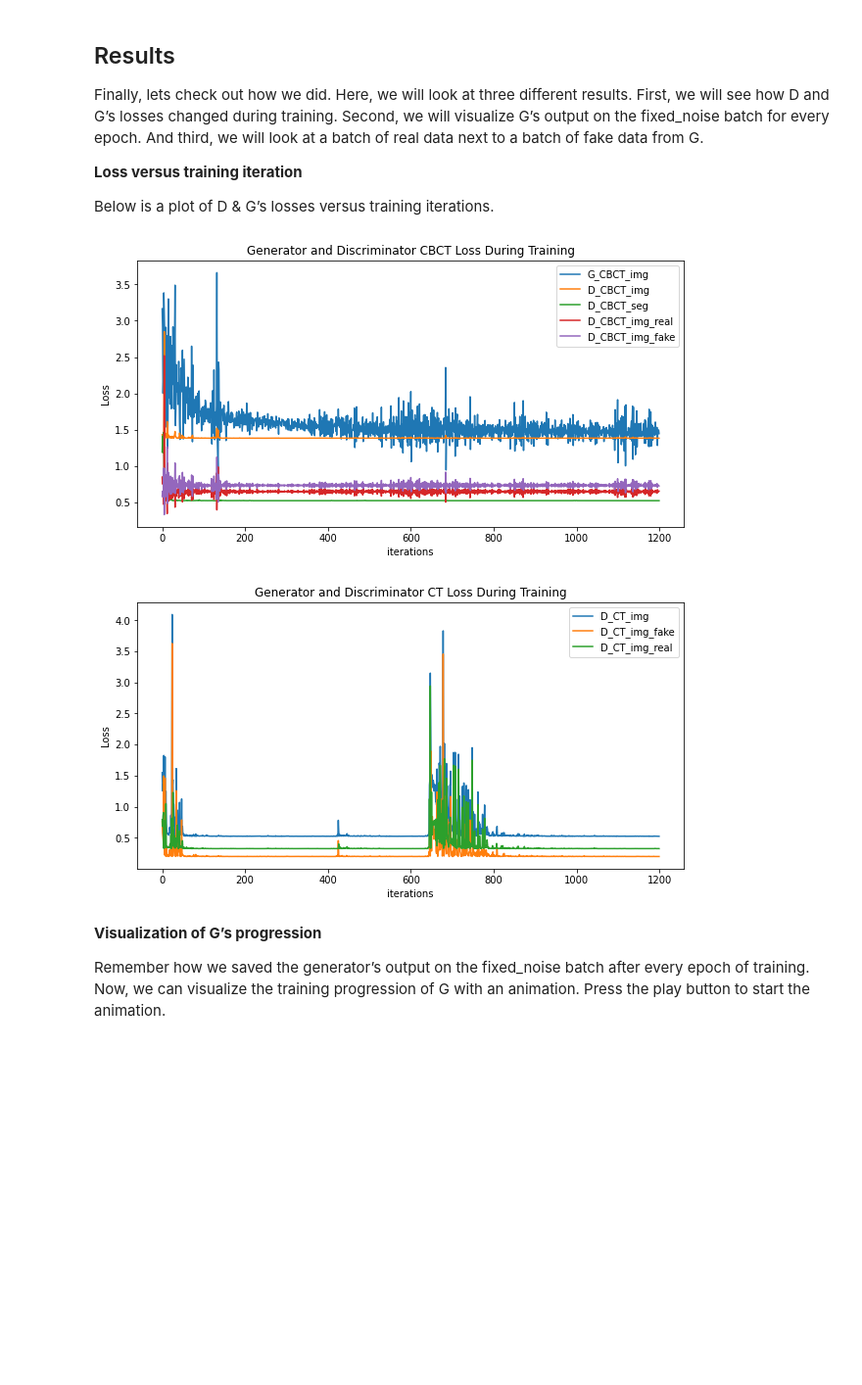
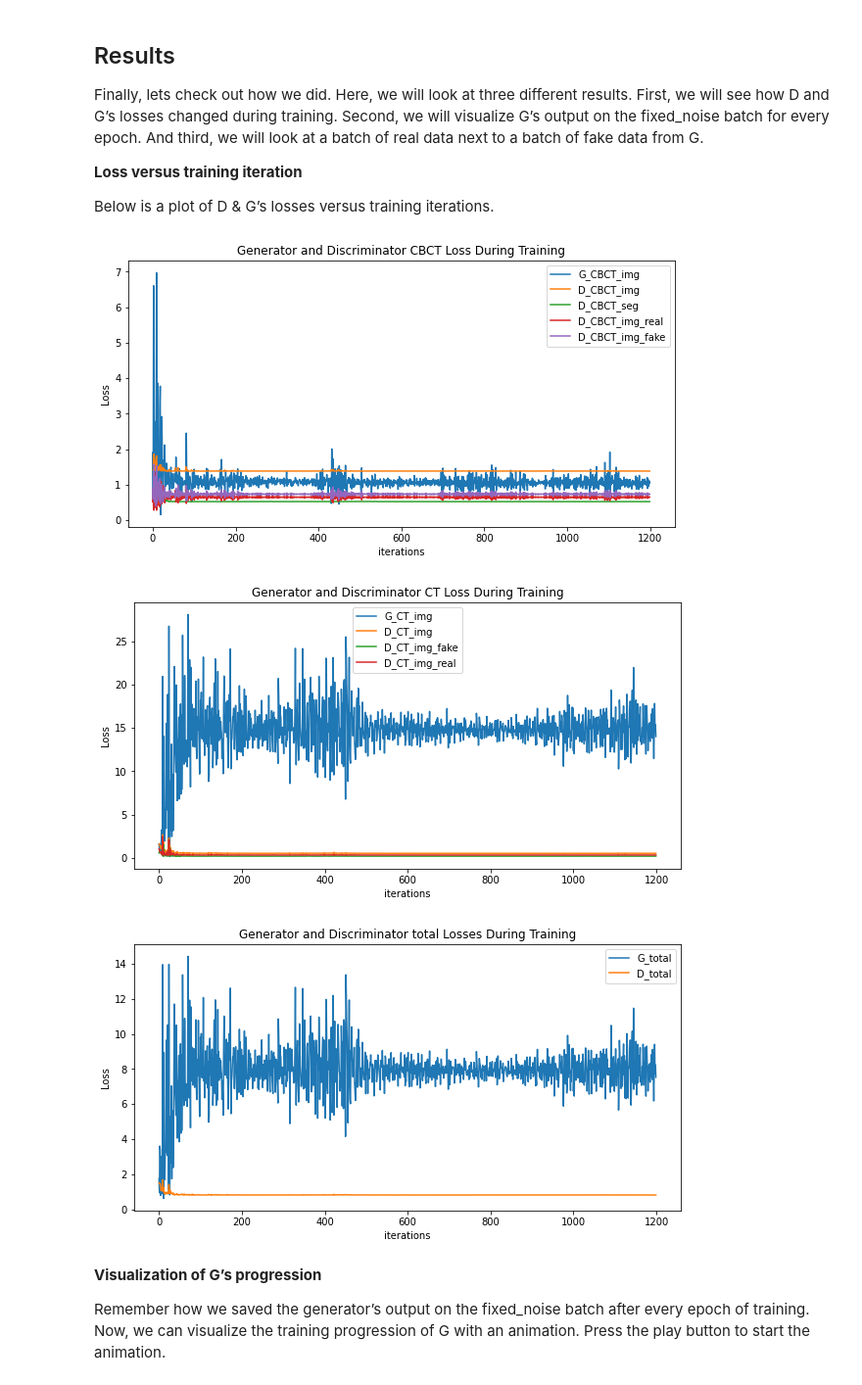
Before and after one commit to aszmul/X-ray-Cone-Beam-Computed-Tomography, a Jupyter notebook: cyclegan_3D_real_data_multitask.ipynb, the cells around one changed output. Shown at 98% size. Drawn from its saved outputs; the diff is of its cells as text; code cells hidden in the pictures; blank space fills up the shorter version.

Commit message:
losses combined innto total, no much of a difference observed

```diff
--- a/cyclegan_3D_real_data_multitask.ipynb
+++ b/cyclegan_3D_real_data_multitask.ipynb
@@ -181,7 +199,7 @@ n_classes = 4
 
 nc = 1 # Number of channels in the training images.
 
-ngf = 10 # Size of feature maps in generator
+ngf = 8 # Size of feature maps in generator
 
 ndf = 4 # Size of feature maps in discriminator
 num_epochs = 50 # Number of training epochs
@@ -863,8 +881,8 @@ criterion_idt = nn.L1Loss()
 criterion_seg = DiceCELoss(include_background=True, to_onehot_y=False, softmax=True, lambda_dice=0.5, lambda_ce=0.5)
 
 # Establish convention for real and fake labels during training
-real_label = 0.9
-fake_label = 0.05
+real_label_val = 0.9
+fake_label_val = 0.05
 
 # Setup Adam optimizers for both G and D for CT arm
 # optimizer_CT_D_img = optim.Adam(net_CT_D_img.parameters(), lr=lr, betas=(beta1, 0.999))
@@ -1286,29 +1317,39 @@ Below is a plot of D & G’s losses versus training iterations.
 # %%
 plt.figure(figsize=(10,5))
 plt.title("Generator and Discriminator CBCT Loss During Training")
 plt.plot(G_CBCT_losses,label="G_CBCT_img")
 plt.plot(D_CBCT_img_losses,label="D_CBCT_img")
 plt.plot(D_CBCT_seg_losses,label="D_CBCT_seg")
 plt.plot(D_CBCT_img_losses_fake,label="D_CBCT_img_real")
 plt.plot(D_CBCT_img_losses_real,label="D_CBCT_img_fake")
 plt.xlabel("iterations")
 plt.ylabel("Loss")
 plt.legend()
 plt.show()
 
 plt.figure(figsize=(10,5))
 plt.title("Generator and Discriminator CT Loss During Training")
 plt.plot(G_CT_losses,label="G_CT_img")
 plt.plot(D_CT_img_losses,label="D_CT_img")
 plt.plot(D_CT_img_losses_fake,label="D_CT_img_fake")
 plt.plot(D_CT_img_losses_real,label="D_CT_img_real")
 plt.xlabel("iterations")
 plt.ylabel("Loss")
 plt.legend()
 plt.show()
+
+plt.figure(figsize=(10,5))
+plt.title("Generator and Discriminator total Losses During Training")
+plt.plot(G_total,label="G_total")
+plt.plot(D_total,label="D_total")
+plt.xlabel("iterations")
+plt.ylabel("Loss")
+plt.legend()
+plt.show()
 # %% [output]
-[figure, old version]
+[figure, new version]
-[figure, old version]
+[figure, new version]
+[figure, added]
 # %% [markdown]
 **Visualization of G’s progression**
 
```
Also changed, not shown: parts of 7 cells of this notebook.
